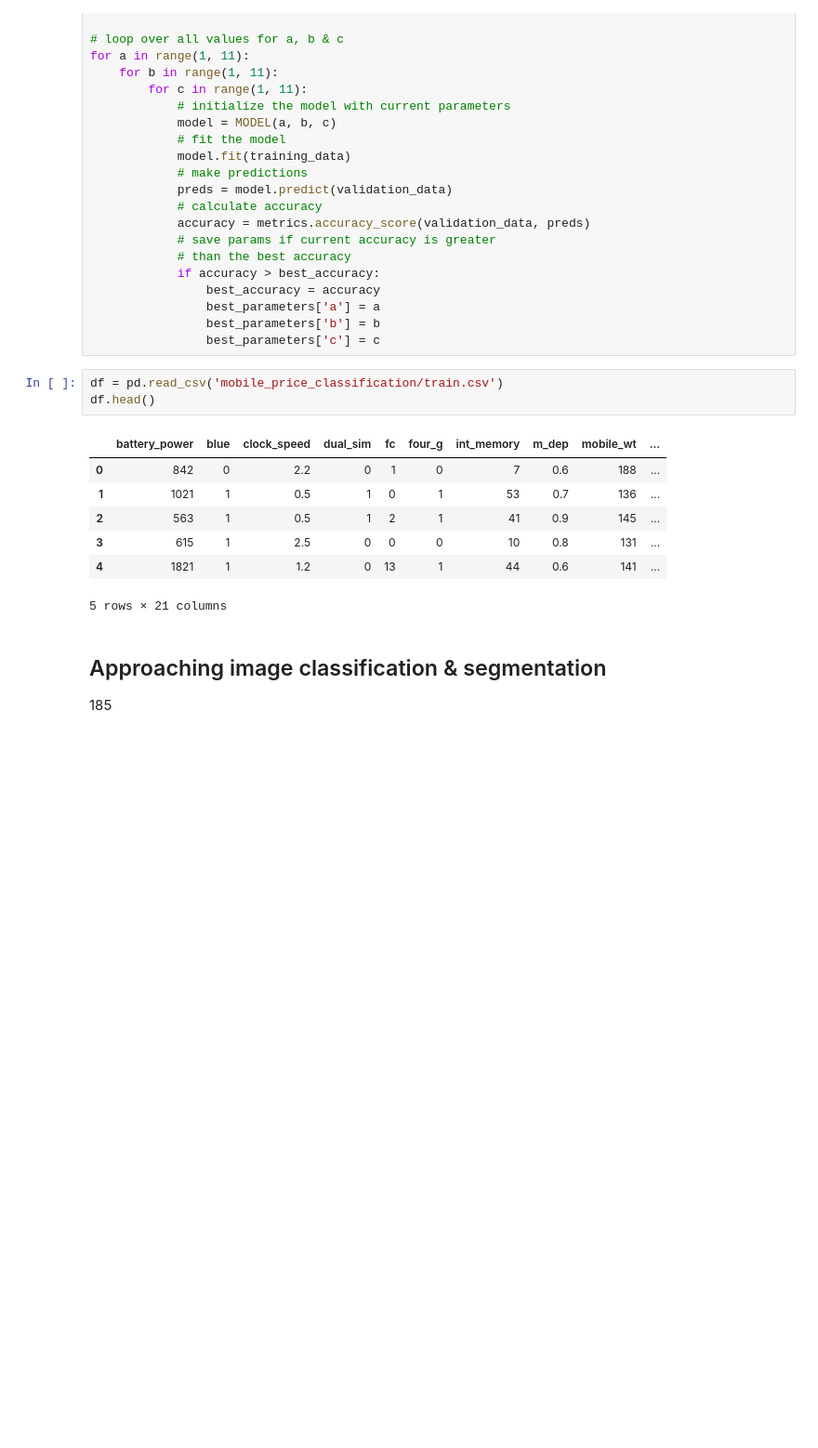
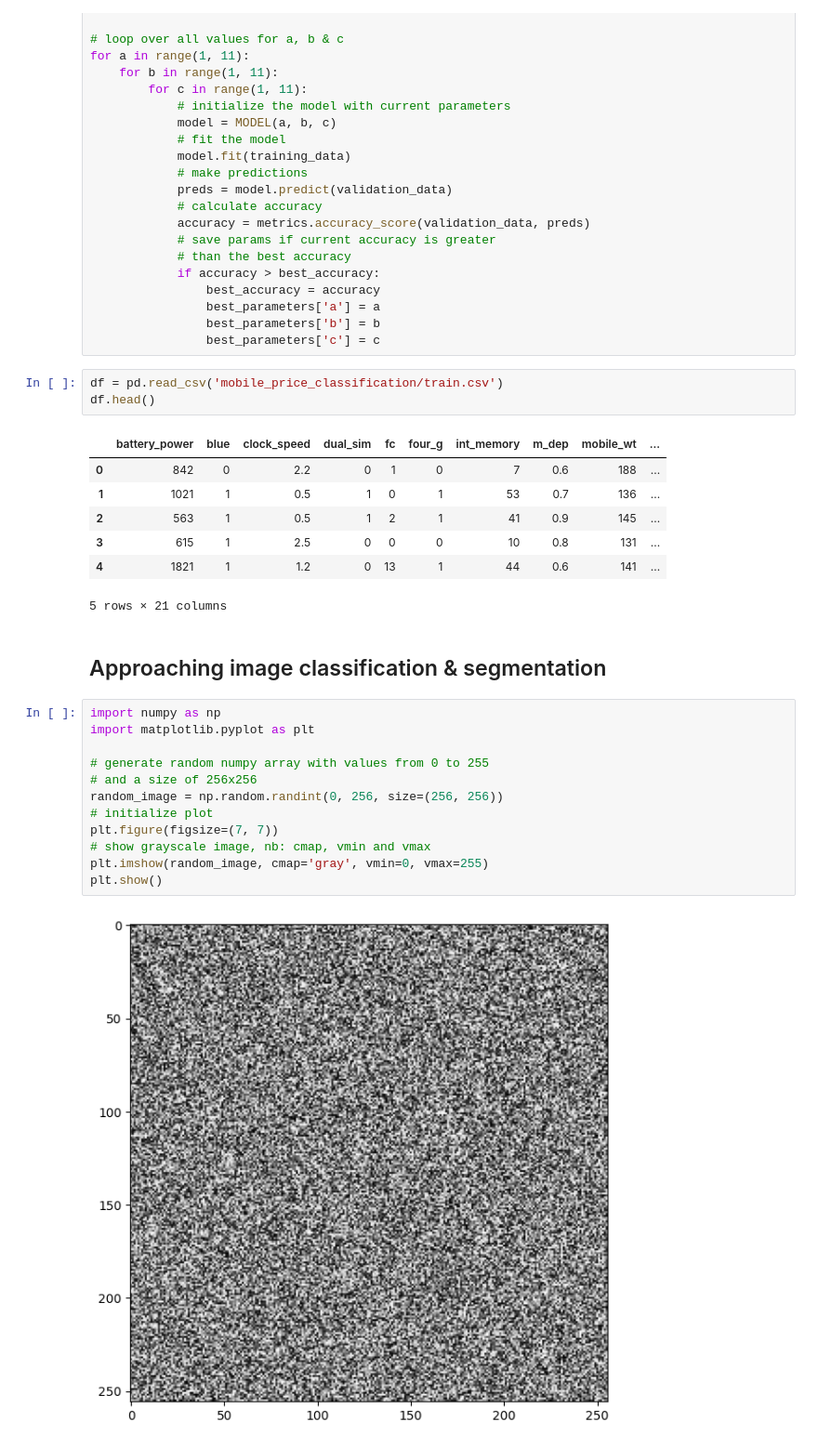
Before and after one commit to rafaelPassarinho/AAAMLP, a Jupyter notebook: AAAMLP.ipynb, the cells around one changed output. Shown at 93% size. Cells and saved outputs as stored; diff of their text form; blank space fills up the shorter version.

```diff
--- a/AAAMLP.ipynb
+++ b/AAAMLP.ipynb
@@ -3160,4 +3160,17 @@ df.head()
 5 rows × 21 columns
 # %% [markdown]
 ## Approaching image classification & segmentation
-185
+# %%
+import numpy as np
+import matplotlib.pyplot as plt
+
+# generate random numpy array with values from 0 to 255
+# and a size of 256x256
+random_image = np.random.randint(0, 256, size=(256, 256))
+# initialize plot
+plt.figure(figsize=(7, 7))
+# show grayscale image, nb: cmap, vmin and vmax
+plt.imshow(random_image, cmap='gray', vmin=0, vmax=255)
+plt.show()
+# %% [output]
+[figure, added]
```
Also changed, not shown: parts of 4 cells of this notebook.
